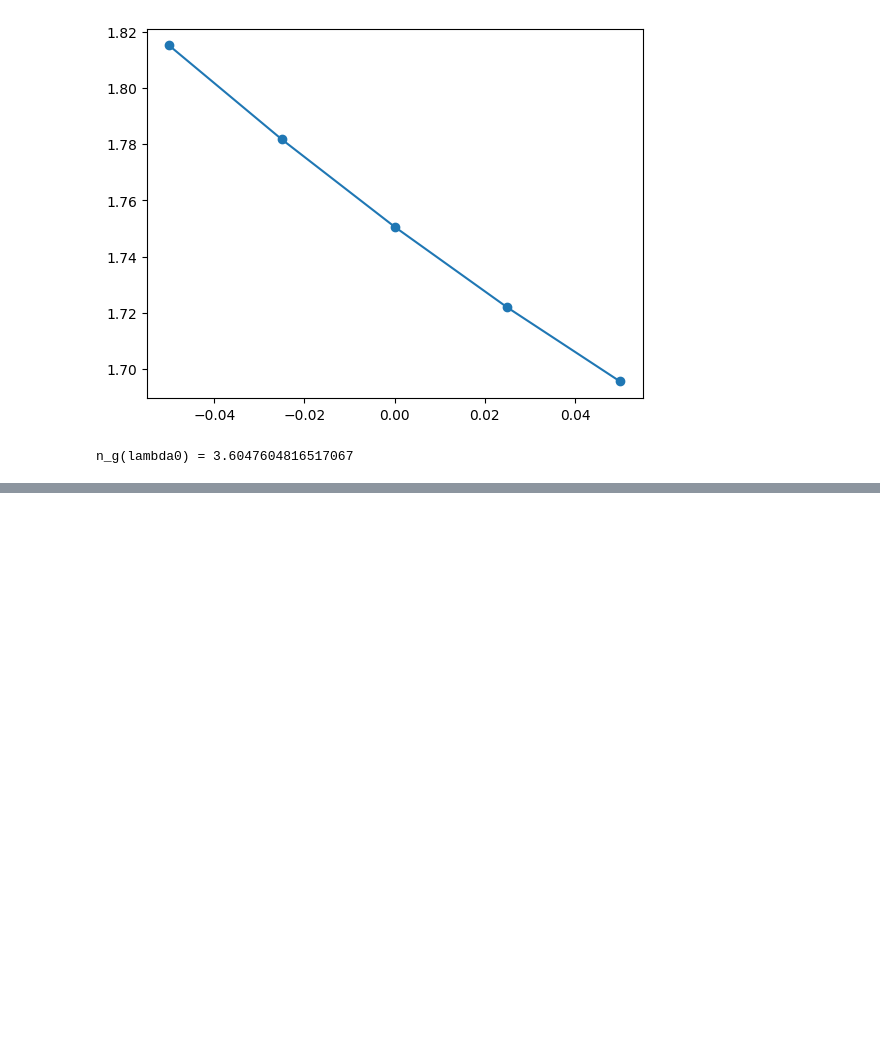
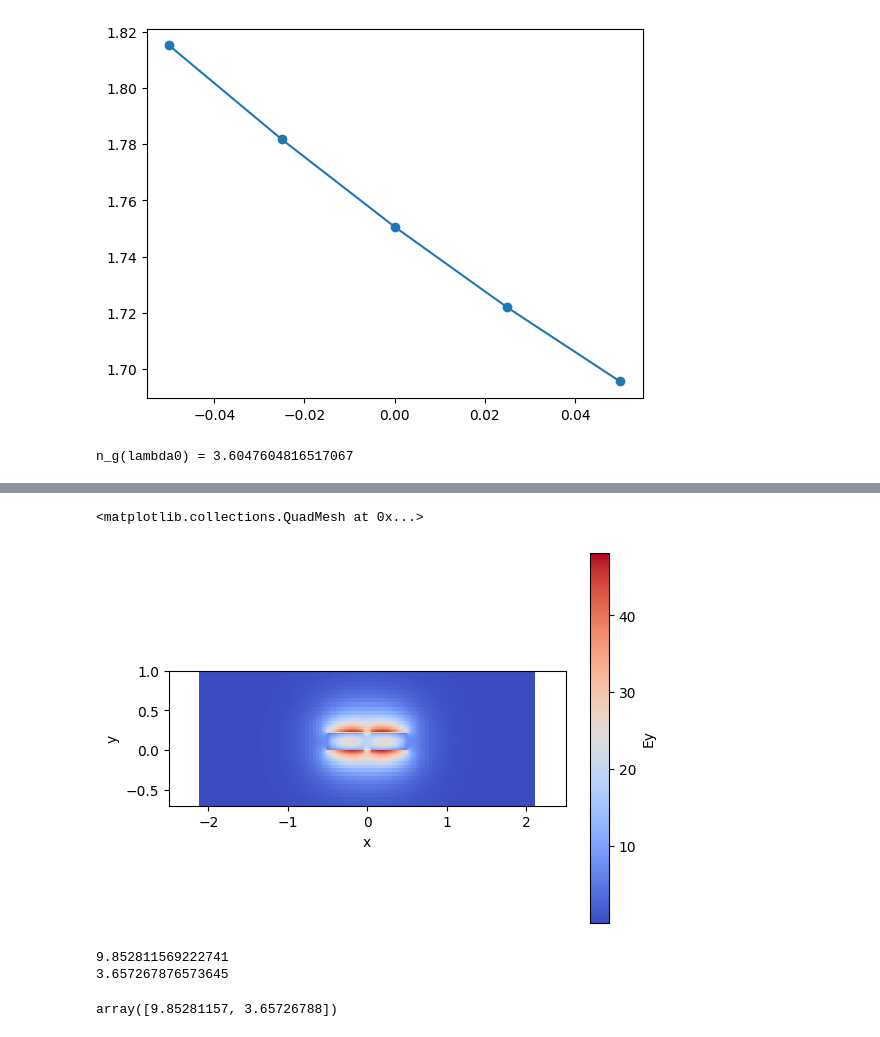
Before and after one commit to RobertoFernandezSevilla/pic-upv-lab5-finalproject, a Jupyter notebook: finalproject.ipynb, the cells around one changed output, grey strips where cells are left out. Drawn from its saved outputs; the diff is of its cells as text; code cells hidden in the pictures; blank space fills up the shorter version.

```diff
--- a/finalproject.ipynb
+++ b/finalproject.ipynb
@@ -513,0 +581,24 @@ n_g(lambda0) = 3.6047604816517067
+# %%
+dcoupler_cs.plot_field(mode_index=2 , # Mode to be plotted
+                          field_name='Ey', # Field to be plotted
+                          value='real', # Real - abs - imag
+                          cmap='coolwarm', # Suggestions: Change the plot color
+                          xlim=(-2.5, 2.5), # Set the x and y limits
+                          ylim=(-0.7, 1)
+)
+# %% [output]
+<matplotlib.collections.QuadMesh at 0x...>
+[figure, added]
+# %%
+L_pi_TE = 0.5*lambda_c/(dcoupler_neff[0].real-dcoupler_neff[1].real)
+print(L_pi_TE)
+
+L_pi_TM =  0.5*lambda_c/(dcoupler_neff[2].real-dcoupler_neff[3].real)
+print(L_pi_TM)
+# %% [output]
+9.852811569222741
+3.657267876573645
+# %%
+dcoupler_cs.coupling_length()
+# %% [output]
+array([9.85281157, 3.65726788])
```
Also changed, not shown: parts of 22 cells of this notebook, 12 other files.
